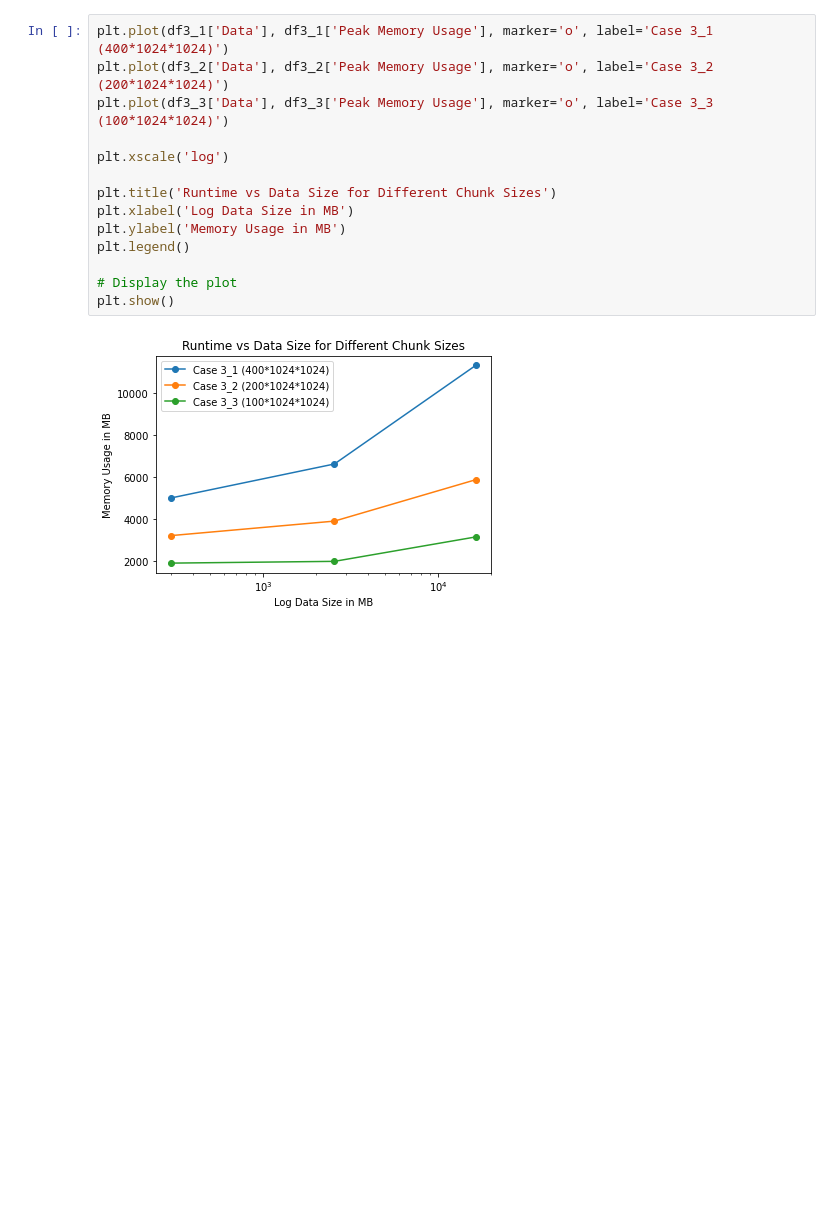
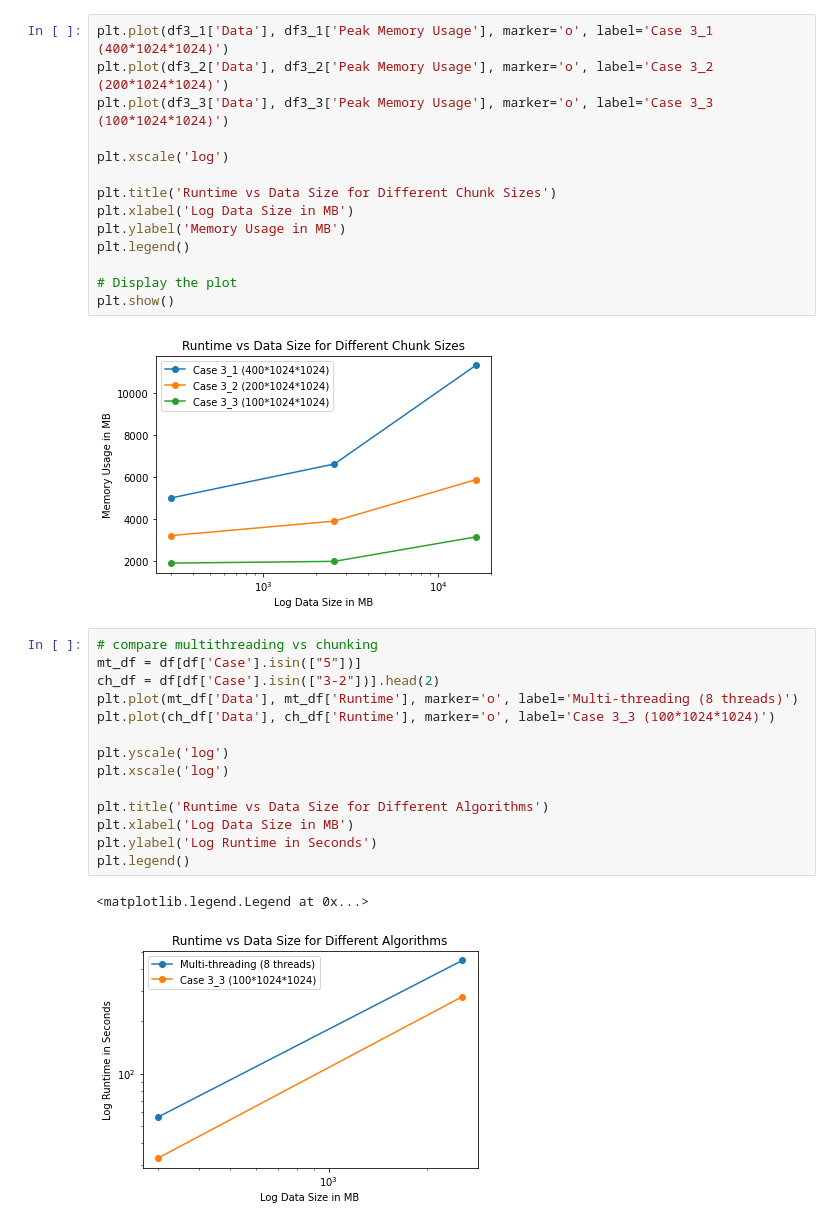
Before and after one commit to XinyiWang-Jessica/MSDS631-kmost, a Jupyter notebook: plots.ipynb, the cells around one changed output. Cells and saved outputs as stored; diff of their text form; blank space fills up the shorter version.

Commit message:
Add multi-threading and multi-processing results

```diff
--- a/plots.ipynb
+++ b/plots.ipynb
@@ -109,3 +109,20 @@ plt.legend()
 plt.show()
 # %% [output]
 [figure]
+# %%
+# compare multithreading vs chunking
+mt_df = df[df['Case'].isin(["5"])]
+ch_df = df[df['Case'].isin(["3-2"])].head(2)
+plt.plot(mt_df['Data'], mt_df['Runtime'], marker='o', label='Multi-threading (8 threads)')
+plt.plot(ch_df['Data'], ch_df['Runtime'], marker='o', label='Case 3_3 (100*1024*1024)')
+
+plt.yscale('log')
+plt.xscale('log')
+
+plt.title('Runtime vs Data Size for Different Algorithms')
+plt.xlabel('Log Data Size in MB')
+plt.ylabel('Log Runtime in Seconds')
+plt.legend()
+# %% [output]
+<matplotlib.legend.Legend at 0x...>
+[figure, added]
```
Also changed, not shown: parts of 3 cells of this notebook, 3 other files.
